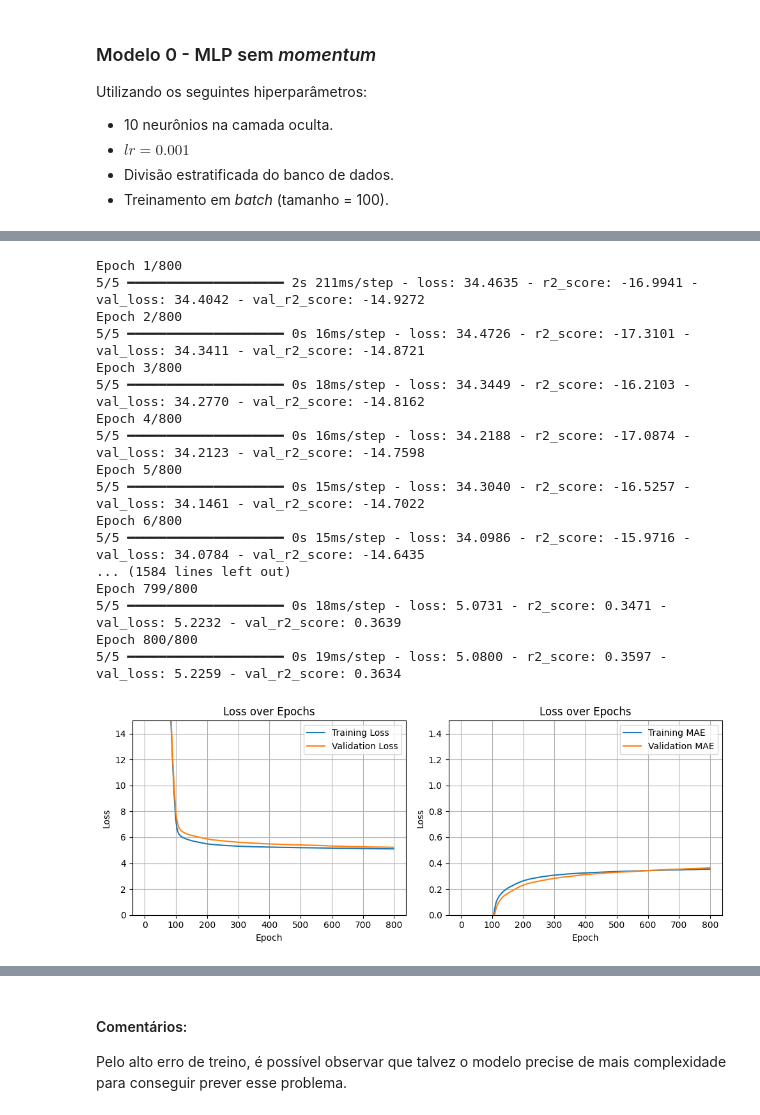
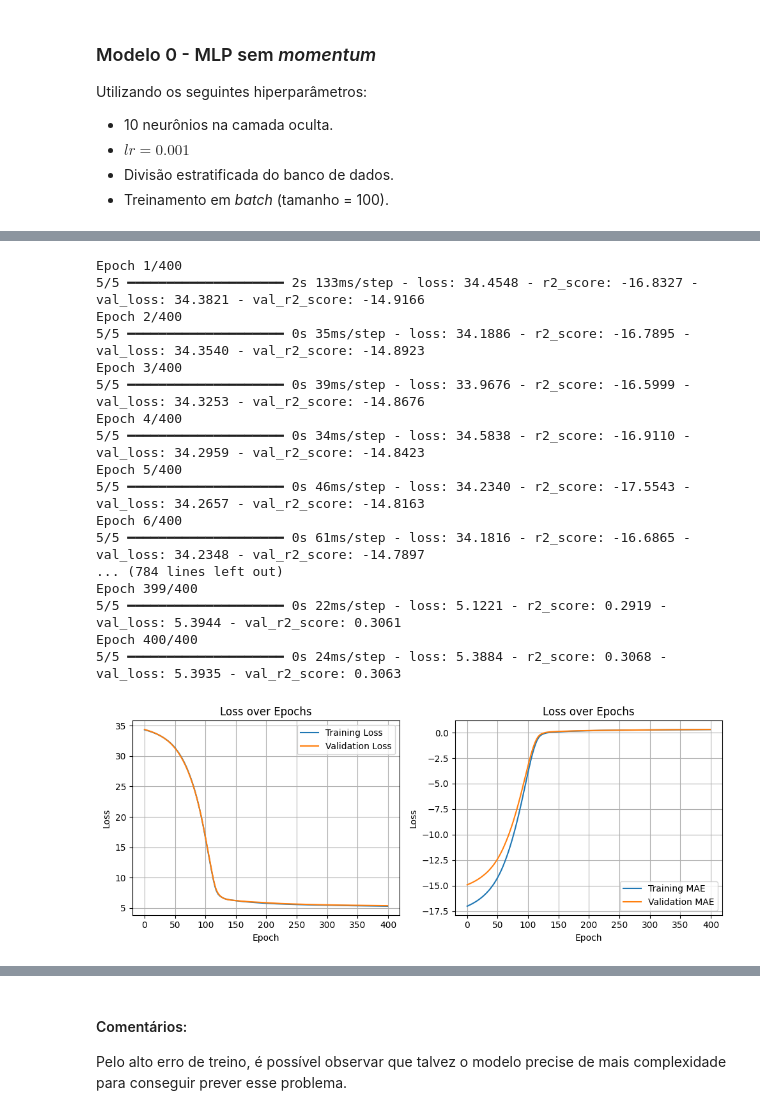
Before and after one commit to Luis-Menezes/NN_SupervisedLearning, a Jupyter notebook: project_1_deliverable.ipynb, the cells around one changed output, grey strips where cells are left out. Cells and saved outputs as stored; diff of their text form; code cells hidden in the pictures.

```diff
--- a/project_1_deliverable.ipynb
+++ b/project_1_deliverable.ipynb
@@ -1373,27 +1373,27 @@ Model: "sequential_25"
  Trainable params: 581 (2.27 KB)
  Non-trainable params: 0 (0.00 B)
 # %%
-history = model.fit(X_train, Y_train, epochs=800,
+history = model.fit(X_train, Y_train, epochs=400,
                      validation_data=(X_val, Y_val),
                      batch_size=100, verbose=1)
 # %% [output]
-Epoch 1/800
-5/5 ━━━━━━━━━━━━━━━━━━━━ 2s 211ms/step - loss: 34.4635 - r2_score: -16.9941 - val_loss: 34.4042 - val_r2_score: -14.9272
-Epoch 2/800
-5/5 ━━━━━━━━━━━━━━━━━━━━ 0s 16ms/step - loss: 34.4726 - r2_score: -17.3101 - val_loss: 34.3411 - val_r2_score: -14.8721
-Epoch 3/800
-5/5 ━━━━━━━━━━━━━━━━━━━━ 0s 18ms/step - loss: 34.3449 - r2_score: -16.2103 - val_loss: 34.2770 - val_r2_score: -14.8162
-Epoch 4/800
-5/5 ━━━━━━━━━━━━━━━━━━━━ 0s 16ms/step - loss: 34.2188 - r2_score: -17.0874 - val_loss: 34.2123 - val_r2_score: -14.7598
-Epoch 5/800
-5/5 ━━━━━━━━━━━━━━━━━━━━ 0s 15ms/step - loss: 34.3040 - r2_score: -16.5257 - val_loss: 34.1461 - val_r2_score: -14.7022
-Epoch 6/800
-5/5 ━━━━━━━━━━━━━━━━━━━━ 0s 15ms/step - loss: 34.0986 - r2_score: -15.9716 - val_loss: 34.0784 - val_r2_score: -14.6435
-... (1584 lines left out)
-Epoch 799/800
-5/5 ━━━━━━━━━━━━━━━━━━━━ 0s 18ms/step - loss: 5.0731 - r2_score: 0.3471 - val_loss: 5.2232 - val_r2_score: 0.3639
-Epoch 800/800
-5/5 ━━━━━━━━━━━━━━━━━━━━ 0s 19ms/step - loss: 5.0800 - r2_score: 0.3597 - val_loss: 5.2259 - val_r2_score: 0.3634
+Epoch 1/400
+5/5 ━━━━━━━━━━━━━━━━━━━━ 2s 133ms/step - loss: 34.4548 - r2_score: -16.8327 - val_loss: 34.3821 - val_r2_score: -14.9166
+Epoch 2/400
+5/5 ━━━━━━━━━━━━━━━━━━━━ 0s 35ms/step - loss: 34.1886 - r2_score: -16.7895 - val_loss: 34.3540 - val_r2_score: -14.8923
+Epoch 3/400
+5/5 ━━━━━━━━━━━━━━━━━━━━ 0s 39ms/step - loss: 33.9676 - r2_score: -16.5999 - val_loss: 34.3253 - val_r2_score: -14.8676
+Epoch 4/400
+5/5 ━━━━━━━━━━━━━━━━━━━━ 0s 34ms/step - loss: 34.5838 - r2_score: -16.9110 - val_loss: 34.2959 - val_r2_score: -14.8423
+Epoch 5/400
+5/5 ━━━━━━━━━━━━━━━━━━━━ 0s 46ms/step - loss: 34.2340 - r2_score: -17.5543 - val_loss: 34.2657 - val_r2_score: -14.8163
+Epoch 6/400
+5/5 ━━━━━━━━━━━━━━━━━━━━ 0s 61ms/step - loss: 34.1816 - r2_score: -16.6865 - val_loss: 34.2348 - val_r2_score: -14.7897
+... (784 lines left out)
+Epoch 399/400
+5/5 ━━━━━━━━━━━━━━━━━━━━ 0s 22ms/step - loss: 5.1221 - r2_score: 0.2919 - val_loss: 5.3944 - val_r2_score: 0.3061
+Epoch 400/400
+5/5 ━━━━━━━━━━━━━━━━━━━━ 0s 24ms/step - loss: 5.3884 - r2_score: 0.3068 - val_loss: 5.3935 - val_r2_score: 0.3063
 # %%
 #@title Gráfico de custo durante aprendizado
 import matplotlib.pyplot as plt
@@ -1407,36 +1407,36 @@ def plot_learning_curve(history):
         history: A Keras History object.
     """
     plt.figure(figsize=(10, 4))
 
     # Plot MSE Loss
     plt.subplot(1, 2, 1)
     plt.plot(history.history['loss'], label='Training Loss')
     plt.plot(history.history['val_loss'], label='Validation Loss')
     plt.title('Loss over Epochs')
     plt.xlabel('Epoch')
     plt.ylabel('Loss')
-    plt.ylim(top=15, bottom=0)
+    # plt.ylim(top=15, bottom=0)
     plt.legend()
     plt.grid(True)
 
     # Plot MAE Loss
     plt.subplot(1, 2, 2)
     plt.plot(history.history['r2_score'], label='Training MAE')
     plt.plot(history.history['val_r2_score'], label='Validation MAE')
     plt.title('Loss over Epochs')
     plt.xlabel('Epoch')
     plt.ylabel('Loss')
     plt.legend()
-    plt.ylim(top=1.5, bottom=0)
+    # plt.ylim(top=1.5, bottom=0)
     plt.grid(True)
 
 
     plt.tight_layout()
     plt.show()
 
 plot_learning_curve(history)
 # %% [output]
-[figure, old version]
+[figure, new version]
 # %%
 val_loss, val_mae = model.evaluate(X_val, Y_val)
 print(f"Validation MAE Loss: {val_loss:.4f}")
```
Also changed, not shown: parts of 15 cells of this notebook.
